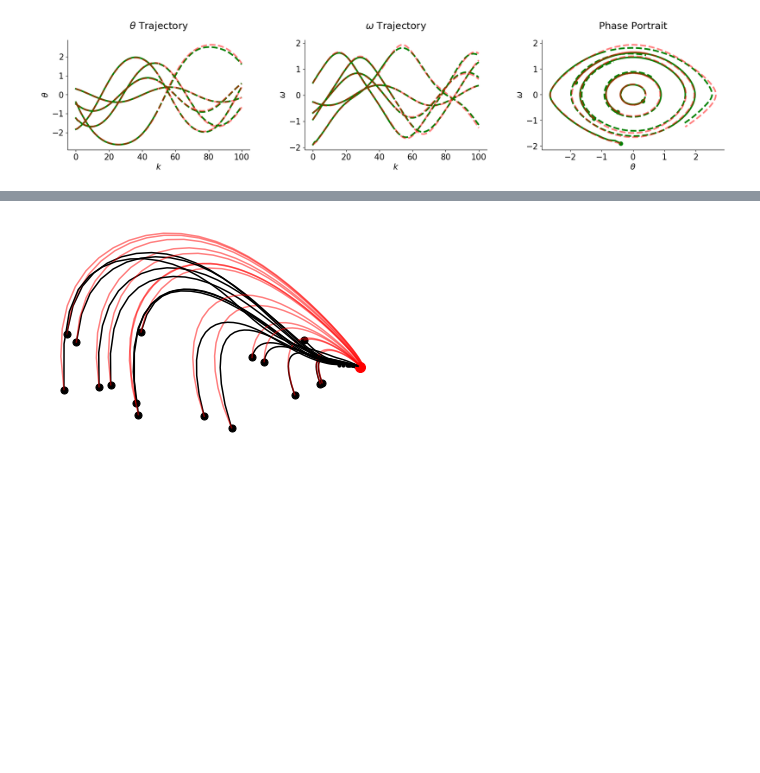
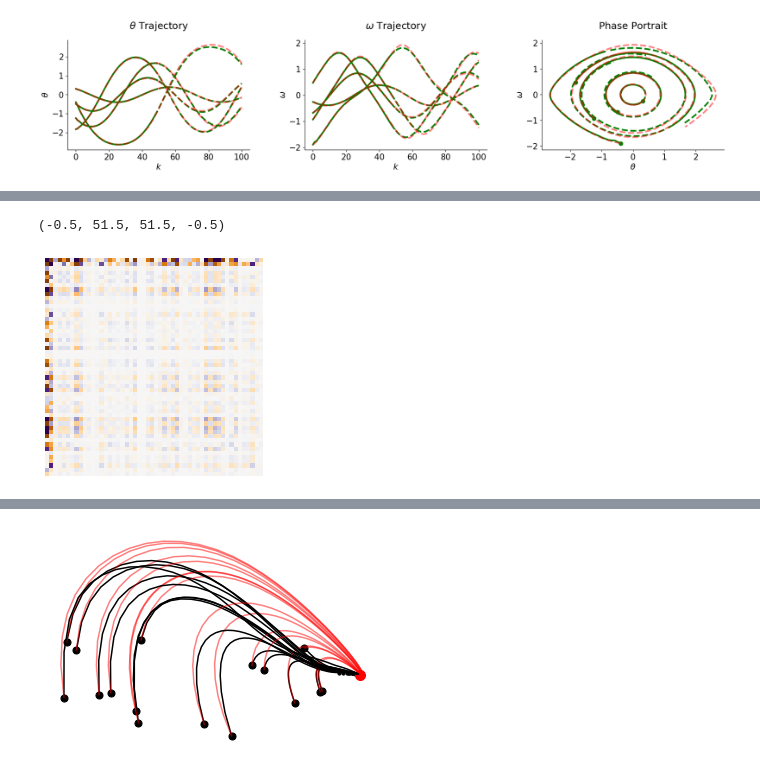
Before and after one commit to xl402/deep-koopman, a Jupyter notebook: control/prototyping.ipynb, the cells around one changed output, grey strips where cells are left out. Saved outputs shown, nothing was run; the diff lists cells and outputs as text; code cells hidden in the pictures; blank space fills up the shorter version.

```diff
--- a/control/prototyping.ipynb
+++ b/control/prototyping.ipynb
@@ -29,0 +63,6 @@ _ = plot_trajectories(models[1], 50, x_true)
+# %%
+plt.imshow(pavg1, vmin=-0.5, vmax=0.5, cmap='PuOr')
+plt.axis("off")
+# %% [output]
+(-0.5, 51.5, 51.5, -0.5)
+[figure, added]
```
Also changed, not shown: parts of 11 cells of this notebook, 18 other files.
